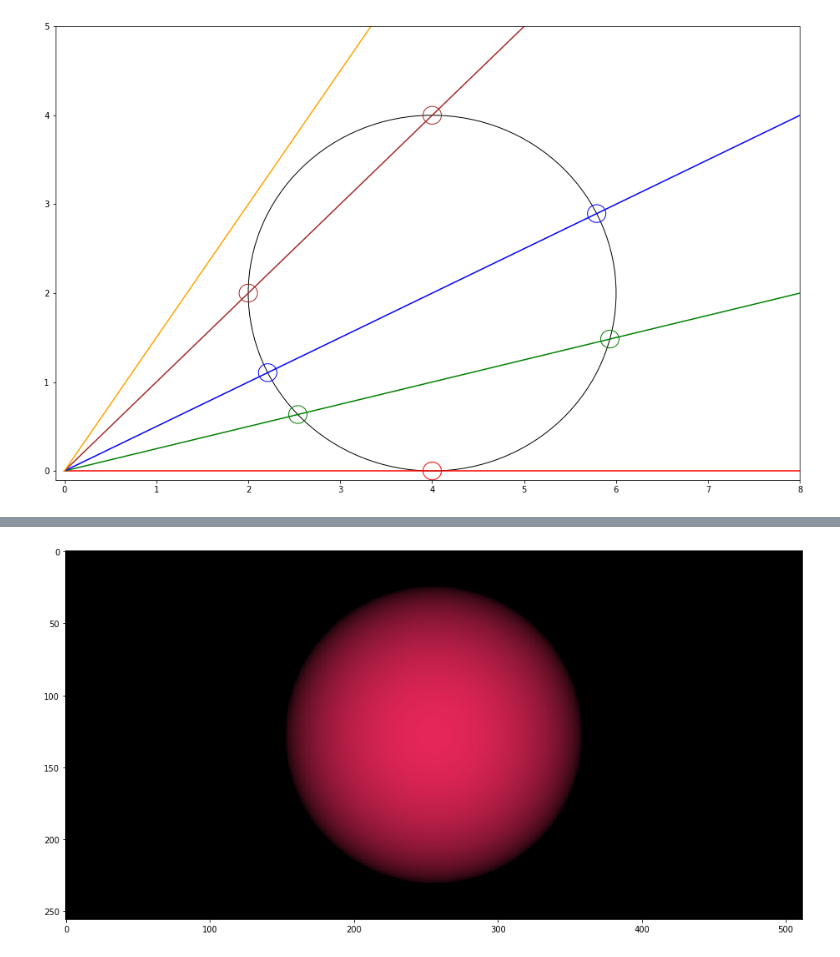
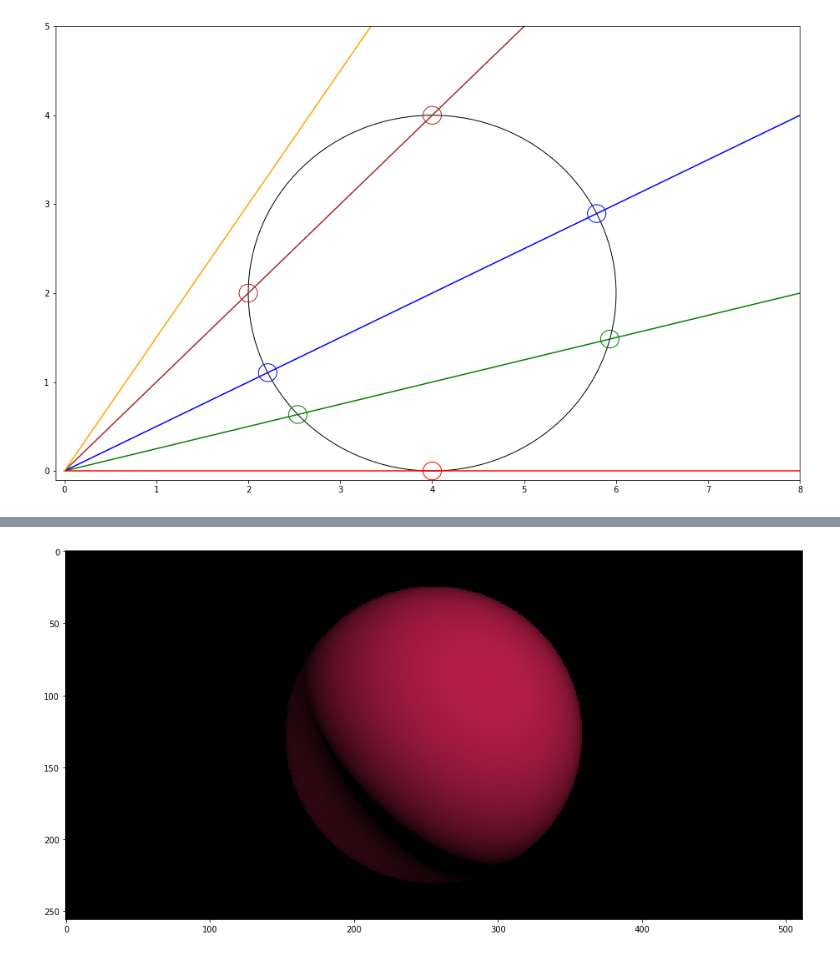
Before and after one commit to diegoinacio/computer-vision-notebooks, a Jupyter notebook: Computer-Graphics/ray-intersection_sphere.ipynb, the cells around one changed output, grey strips where cells are left out. Saved outputs shown, nothing was run; the diff lists cells and outputs as text; code cells hidden in the pictures.

```diff
--- a/Computer-Graphics/ray-intersection_sphere.ipynb
+++ b/Computer-Graphics/ray-intersection_sphere.ipynb
@@ -157,32 +159,61 @@ Apply same model for each pixel of an *image plane* as the *origin* and the *ray
 # %%
 N, M = 256j, 512j
 O = np.ones((int(N.imag), int(M.imag), 3))               # Init image plane origin
-O[..., 0], O[..., 1] = np.mgrid[0.5:-0.5:N, -1:1:M]      # Image plane uvw coordinates
+O[..., 1], O[..., 0] = np.mgrid[0.5:-0.5:N, 1:-1:M]      # Image plane uvw coordinates
 e_ = O/np.linalg.norm(O, axis=2)[:,:,np.newaxis]         # Normalized ray directon e_
 
 # Sphere
 Cs = np.array([0, 0, 4])                                 # Center of sphere
 r = 1.5                                                  # Radius of sphere
 
 OC_ = Cs - O                                             # Oriented segment from origin to center of the sphere
 
 vec_dot = np.vectorize(np.dot, signature='(n),(m)->()')  # Vectorize dot product function
 t = vec_dot(OC_, e_)                                     # Pixelwise dot product
 Pe = O + e_*t[:,:,np.newaxis]                            # Point on vector e_ projected from OC_
 d = np.linalg.norm(Pe - Cs, axis=2)                      # Distance from the point Pe and the center of the sphere
 
 # Find intersection position
 i = (r**2 - d**2)**0.5                                   #
 Ps = O + e_*(t - i)[:,:,np.newaxis]                      #
 
 # Facing ratio (incidence value)
 i_ = i[:,:,np.newaxis]/r
 
+# Calculate the normal vector for each point
+n = Ps - Cs                                              # Calculate vector n
+n_ = n/np.linalg.norm(n, axis=2)[:,:,np.newaxis]         # Normalize n
+
+
+############################
+# Simple point light model #
+############################
+Cd = np.array([0.9, 0.15, 0.35])**(1/0.455)              # Diffuse color of sphere
+
+# Key light
+l = np.array([-1.5, 1.5, -1])                            # Key light vector
+l_ = l/np.linalg.norm(l)                                 # Key light vector normalization
+Kd = vec_dot(l_, n_)[:,:,np.newaxis]                     # Calculate light incidence
+Kd[Kd < 0] = 0                                           # clamp negative values
+diff = Cd*Kd                                             # Writes to diffuse
+
+# Back light
+l = np.array([1.5, -1, 1])                               # Back light vector
+l_ = l/np.linalg.norm(l)                                 # Back light vector normalization
+Kd = vec_dot(l_, n_)[:,:,np.newaxis]                     # Calculate light incidence
+Kd[Kd < 0] = 0                                           # clamp negative values
+diff += Cd*Kd*0.25                                       # Adds to diffuse
+
 output = np.zeros((int(N.imag), int(M.imag), 3))         # Init output image
-output[d < r] = (0.9, 0.15, 0.35)*i_[d < r]              # Shade with color and fr
+output[d < r] = (diff*i_)[d < r]                         # Shades diffuse and fr
 
+# Clamp values before visualization
+output[output < 0] = 0; output[output > 1] = 1
+
+
+# Visualization
 fig, ax = plt.subplots(figsize=(16, 10))
-ax.imshow(output)
+ax.imshow(output**(1/2.2))
 plt.show()
 # %% [output]
-[figure, old version]
+[figure, new version]
```
Also changed, not shown: parts of 1 cell of this notebook, 1 other file.
